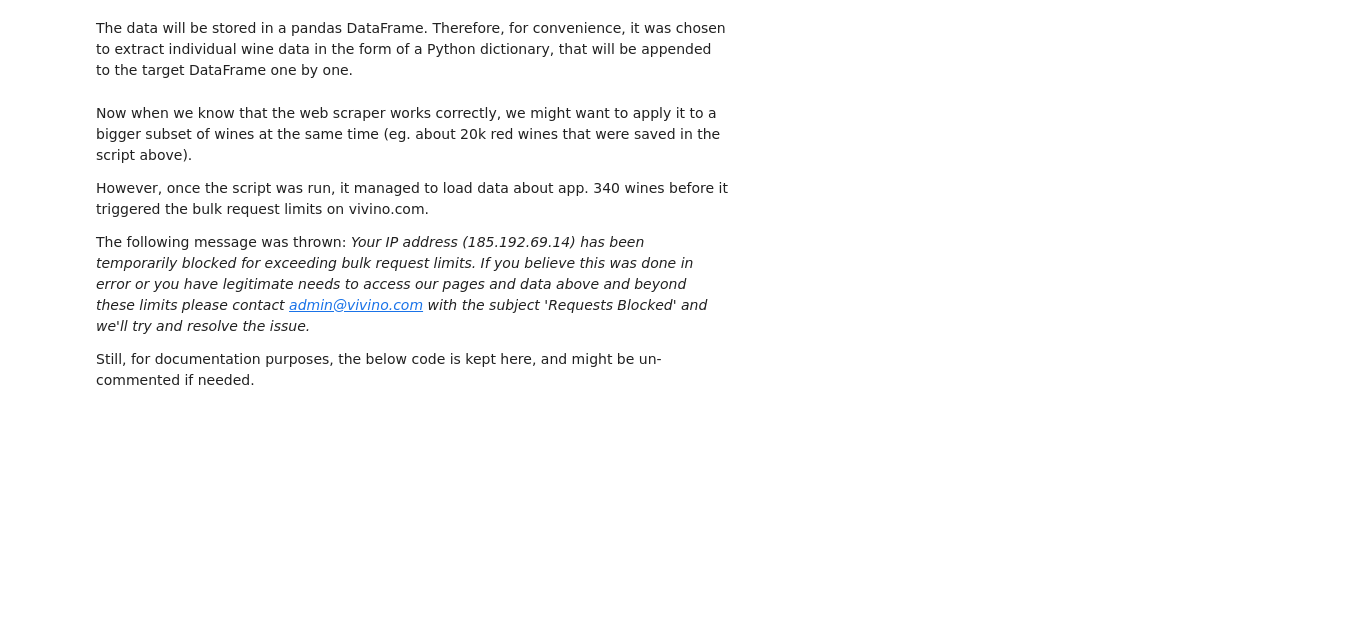
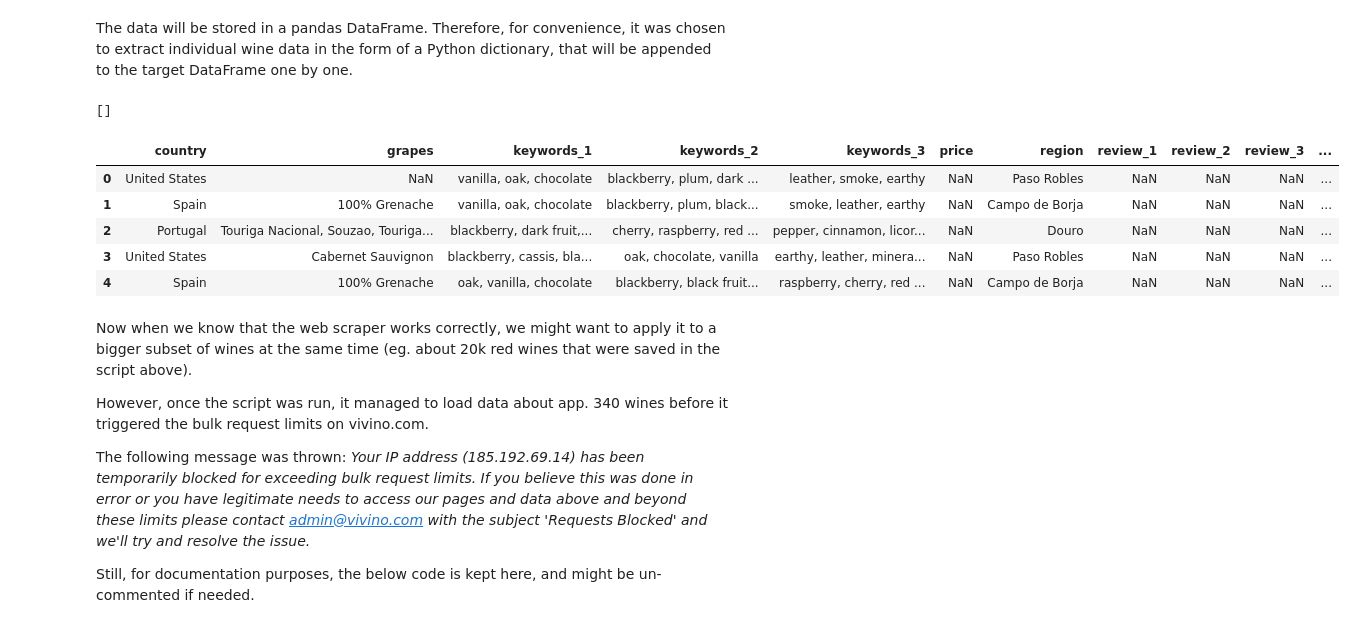
Before and after one commit to sveta-egorova/wine, a Jupyter notebook: vivino_crawler.ipynb, the cells around one changed output. Drawn from its saved outputs; the diff is of its cells as text; code cells hidden in the pictures; blank space fills up the shorter version.

Commit message:
Cleaned web crawler documentation up to SQL

```diff
--- a/vivino_crawler.ipynb
+++ b/vivino_crawler.ipynb
@@ -188,4 +209,4 @@ However, the page contains some other links unnecessary for our study (such as w
 # %%
-# browser = initialize_chrome_driver(long_screen=True)
-# wine_pages_list_v2 = get_list_no_scroll(browser, test_explore_page)
-# len(wine_pages_list_v2)
+browser = initialize_chrome_driver(long_screen=True)
+wine_pages_list = get_list_no_scroll(browser, test_explore_page)
+len(wine_pages_list)
@@ -357,2 +370,3 @@ The above solution `scroll_load_scroll` that loads after each scroll (or each 10
 # %%
-# list_with_scroll = scroll_and_load(browser, explore_link_5)
+browser = initialize_chrome_driver()
+list_with_scroll = scroll_and_load(browser, explore_link_5)
@@ -465,13 +486,19 @@ Some of these elements are not visible until the page is scrolled down till the
 # %%
 # scroll until the end of a specific wine page
 
-# def scroll_until_the_end_of_wine_page(browser, page, page_end_class="addWidgetLink__addWidgetLink--aPZ_V"):
-#     browser.get(page)
-#     browser.execute_script("window.scrollTo(0, document.body.scrollHeight);")
-#     try:
-#         WebDriverWait(browser, 50).until(EC.visibility_of_element_located((By.CLASS_NAME, page_end_class)))
-#     except TimeoutException:
-#         print("exception raised")
+def scroll_until_wine_page_bottom(browser, page, page_end_class="addWidgetLink__addWidgetLink--aPZ_V"):
+    """
+    Function that scrolls until the bottom of the page, if certain element in the bottom is located within 10 seconds. Arguments are:
+    * browser - an instance of chrome driver
+    * page - a page that needs to be scrolled
+    * page_end_class - CSS selector that can indicate that the page reached its bottom.
+    """
+    browser.get(page)
+    browser.execute_script("window.scrollTo(0, document.body.scrollHeight);")
+    try:
+        WebDriverWait(browser, 10).until(EC.visibility_of_element_located((By.CLASS_NAME, page_end_class)))
+    except TimeoutException:
+        print("exception raised")
 # %% [markdown]
 Once the whole wine page is loaded, we will need to check existence of each item that we need for analysis.
 
@@ -552,7 +572,12 @@ The data will be stored in a pandas DataFrame. Therefore, for convenience, it wa
+# %%
+wine_pages_list
+# %% [output]
+[]
 # %%
-# df_25_wines = pd.DataFrame()
+df_25_wines = pd.DataFrame()
+browser = initialize_chrome_driver()
 
-# for page in wine_pages_list:
-#     scroll_until_the_end_of_wine_page(browser, page, page_end_class="addWidgetLink__addWidgetLink--aPZ_V")
-#     cur_wine_data = extract_data_as_dict(browser)
-#     df_25_wines = df_25_wines.append(cur_wine_data, ignore_index=True)
+for page in wine_pages_list:
+    scroll_until_wine_page_bottom(browser, page, page_end_class="addWidgetLink__addWidgetLink--aPZ_V")
+    cur_wine_data = extract_data_as_dict(browser)
+    df_25_wines = df_25_wines.append(cur_wine_data, ignore_index=True)
@@ -561,3 +584,12 @@ The data will be stored in a pandas DataFrame. Therefore, for convenience, it wa
+# %%
+df_25_wines.head()
+# %% [output]
+|  | country | grapes | keywords_1 | keywords_2 | keywords_3 | price | region | review_1 | review_2 | review_3 | ... |
+| 0 | United States | NaN | vanilla, oak, chocolate | blackberry, plum, dark ... | leather, smoke, earthy | NaN | Paso Robles | NaN | NaN | NaN | ... |
+| 1 | Spain | 100% Grenache | vanilla, oak, chocolate | blackberry, plum, black... | smoke, leather, earthy | NaN | Campo de Borja | NaN | NaN | NaN | ... |
+| 2 | Portugal | Touriga Nacional, Souzao, Touriga... | blackberry, dark fruit,... | cherry, raspberry, red ... | pepper, cinnamon, licor... | NaN | Douro | NaN | NaN | NaN | ... |
+| 3 | United States | Cabernet Sauvignon | blackberry, cassis, bla... | oak, chocolate, vanilla | earthy, leather, minera... | NaN | Paso Robles | NaN | NaN | NaN | ... |
+| 4 | Spain | 100% Grenache | oak, vanilla, chocolate | blackberry, black fruit... | raspberry, cherry, red ... | NaN | Campo de Borja | NaN | NaN | NaN | ... |
 # %% [markdown]
 Now when we know that the web scraper works correctly, we might want to apply it to a bigger subset of wines at the same time (eg. about 20k red wines that were saved in the script above).
 
```
Also changed, not shown: parts of 151 cells of this notebook, 1 other file.
